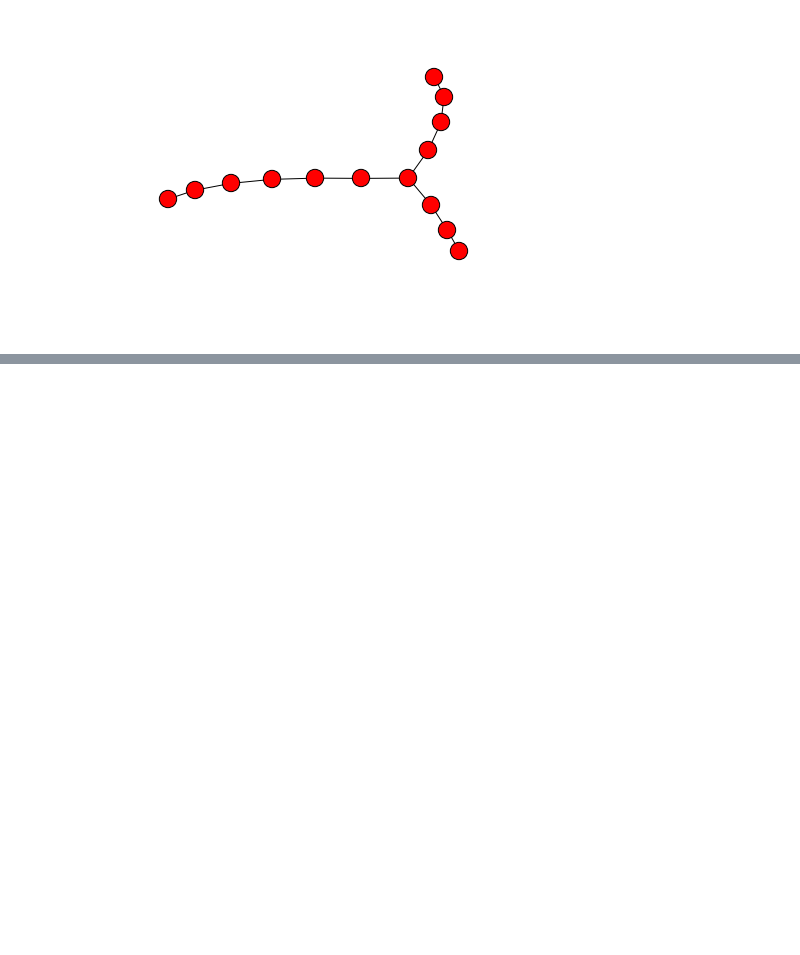
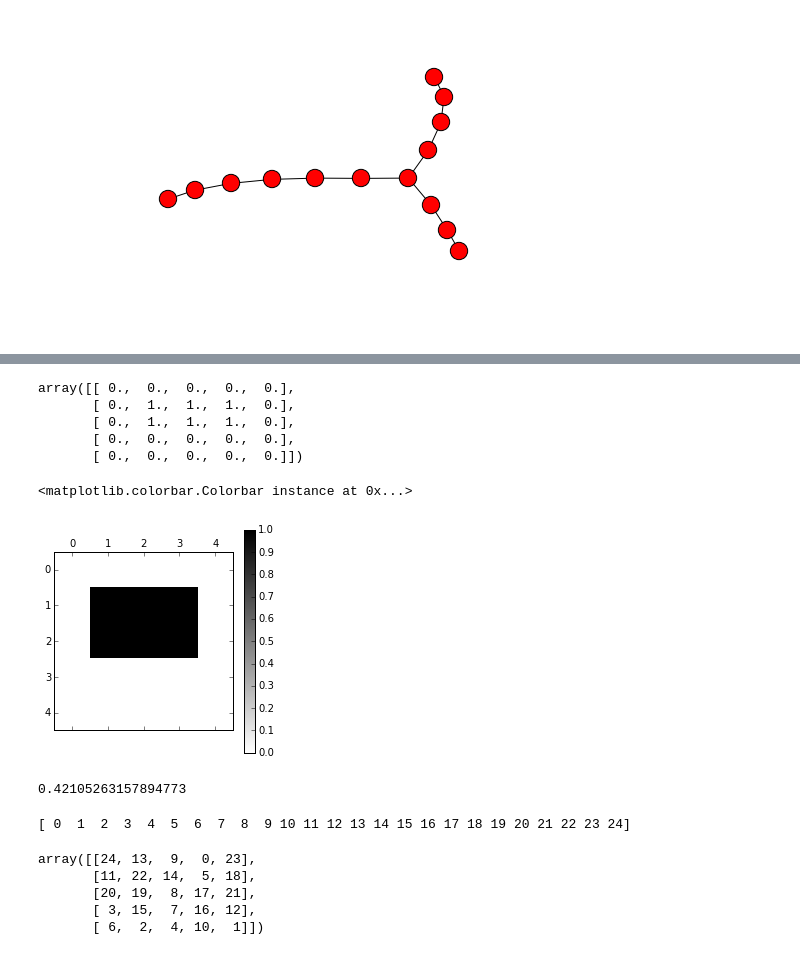
Before and after one commit to bcc2xp/geomining, a Jupyter notebook: 20151022Demo.ipynb, the cells around one changed output, grey strips where cells are left out. Saved outputs shown, nothing was run; the diff lists cells and outputs as text; code cells hidden in the pictures; blank space fills up the shorter version.

```diff
--- a/20151022Demo.ipynb
+++ b/20151022Demo.ipynb
@@ -294,0 +374,36 @@ paths = [ [[0,0], [0,1], [0,2], [0,3], [1,3], [1,4]] ,
+# %%
+yx.shape = (5,5)
+yx
+# %% [output]
+array([[ 0.,  0.,  0.,  0.,  0.],
+       [ 0.,  1.,  1.,  1.,  0.],
+       [ 0.,  1.,  1.,  1.,  0.],
+       [ 0.,  0.,  0.,  0.,  0.],
+       [ 0.,  0.,  0.,  0.,  0.]])
+# %%
+matshow(yx, cmap=cm.gray_r)
+colorbar()
+# %% [output]
+<matplotlib.colorbar.Colorbar instance at 0x...>
+[figure, added]
+# %%
+w = ps.lat2W(5, 5)
+mr = ps.Moran(yx.flatten(), w)
+mr.I
+# %% [output]
+0.42105263157894773
+# %%
+yr = np.arange(25)
+print yr
+# %% [output]
+[ 0  1  2  3  4  5  6  7  8  9 10 11 12 13 14 15 16 17 18 19 20 21 22 23 24]
+# %%
+np.random.shuffle(yr)
+yr.shape = (5, 5)
+yr
+# %% [output]
+array([[24, 13,  9,  0, 23],
+       [11, 22, 14,  5, 18],
+       [20, 19,  8, 17, 21],
+       [ 3, 15,  7, 16, 12],
+       [ 6,  2,  4, 10,  1]])
```
Also changed, not shown: parts of 56 cells of this notebook.
